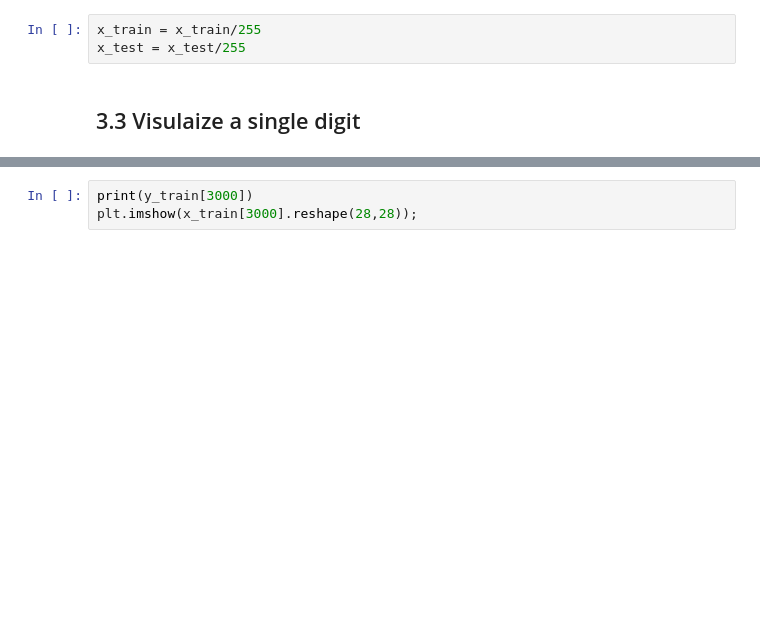
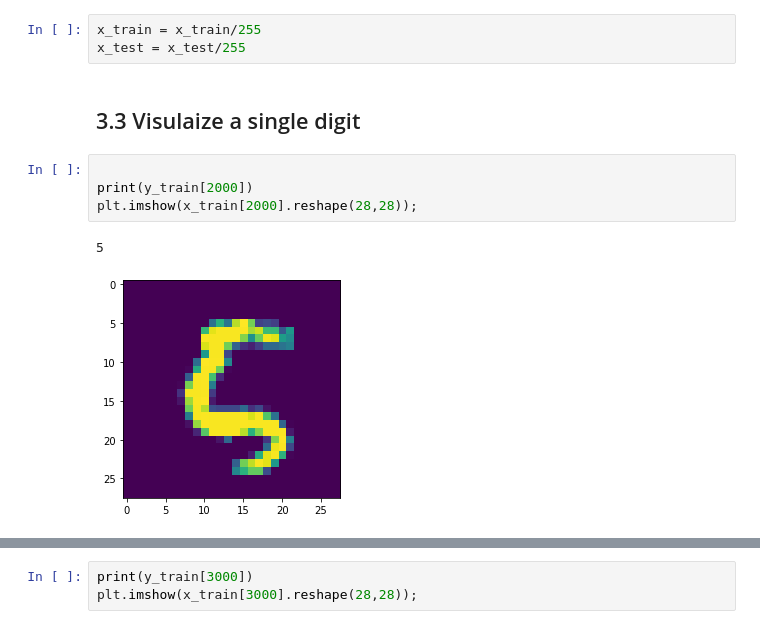
Before and after one commit to parthyadav13/Capstone3, a Jupyter notebook: Digit Recognition.ipynb, the cells around one changed output, grey strips where cells are left out. Saved outputs shown, nothing was run; the diff lists cells and outputs as text; blank space fills up the shorter version.

```diff
--- a/Digit Recognition.ipynb
+++ b/Digit Recognition.ipynb
@@ -143,3 +143,10 @@ x_train = x_train/255
 x_test = x_test/255
 # %% [markdown]
 ## 3.3 Visulaize a single digit
+# %%
+
+print(y_train[2000])
+plt.imshow(x_train[2000].reshape(28,28));
+# %% [output]
+5
+[figure, added]
```
Also changed, not shown: parts of 17 cells of this notebook, 1 other file.
